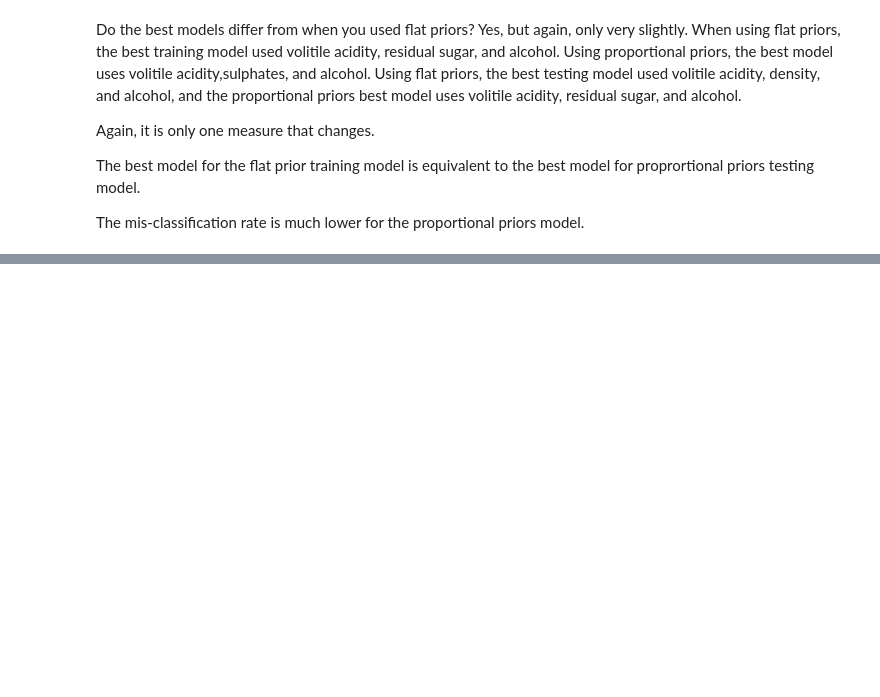
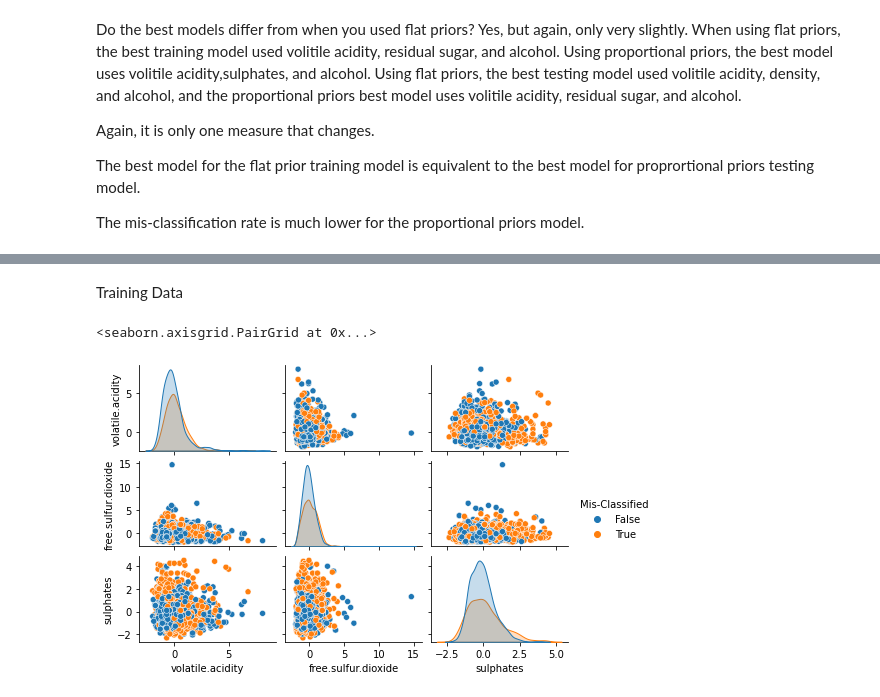
Before and after one commit to LaurenBassett/ds6040, a Jupyter notebook: Homework2/Homework2.ipynb, the cells around one changed output, grey strips where cells are left out. Drawn from its saved outputs; the diff is of its cells as text; code cells hidden in the pictures; blank space fills up the shorter version.

```diff
--- a/Homework2/Homework2.ipynb
+++ b/Homework2/Homework2.ipynb
@@ -394,0 +586,21 @@ The mis-classification rate is much lower for the proportional priors model.
+# %%
+#Create List of all possible combinations of 3 features
+def find_three_combo_QDA(priors):
+    combo_of_three_features = [list(x) for x in combinations(wine_training.drop('wine_quality', axis=1), 3)]
+
+    QDA_train_results = []
+    QDA_test_results = []
+
+    #Iterate through all possible combinations of three.
+    for combination in combo_of_three_features:
+        current_columns = combination + ['wine_quality']
+        train_three_feat = wine_training[current_columns]
+        test_three_feat = wine_testing[current_columns]
+        #print(train_three_feat)
+        QDA_3 = QDA(train_three_feat, 'wine_quality', priors=priors)
+        train_misclass = QDA_3.misclass_rate()
+        test_misclass = QDA_3.misclass_rate(test_three_feat)
+        QDA_train_results.append((current_columns, train_misclass))
+        QDA_test_results.append((current_columns, test_misclass))
+
+    return(QDA_train_results, QDA_test_results)
@@ -394,0 +612,13 @@ The mis-classification rate is much lower for the proportional priors model.
+# %%
+QDA_train, QDA_test = find_three_combo_QDA(priors=flat_priors)
+train_final = pd.DataFrame(QDA_train, columns = ['Combination', 'Misclass_Rate'])
+test_final = pd.DataFrame(QDA_test, columns = ['Combination', 'Misclass_Rate'])
+train_min = pd.DataFrame(train_final[train_final.Misclass_Rate == train_final.Misclass_Rate.min()]).reset_index()
+print("Training:\nThe Combination of Features that Provides the lowest mis-class rate:", train_min['Combination'][0])
+print("The corresponding mis-class rate is:" ,train_min['Misclass_Rate'][0])
+print()
+test_min = pd.DataFrame(test_final[test_final.Misclass_Rate == test_final.Misclass_Rate.min()]).reset_index()
+print("Testing:\nThe Combination of Features that Provides the lowest mis-class rate:", test_min['Combination'][0])
+print("The corresponding mis-class rate is:", test_min['Misclass_Rate'][0])
+QDA_best_misclass_train = QDA(wine_training[train_min['Combination'][0]], 'wine_quality', priors=flat_priors)
+QDA_best_misclass_test = QDA(wine_testing[test_min['Combination'][0]], 'wine_quality', priors=flat_priors)
@@ -394,0 +643,7 @@ The mis-classification rate is much lower for the proportional priors model.
+# %% [markdown]
+Training Data
+# %%
+QDA_best_misclass_train.misclass_pairplot()
+# %% [output]
+<seaborn.axisgrid.PairGrid at 0x...>
+[figure, added]
```
Also changed, not shown: parts of 31 cells of this notebook.
